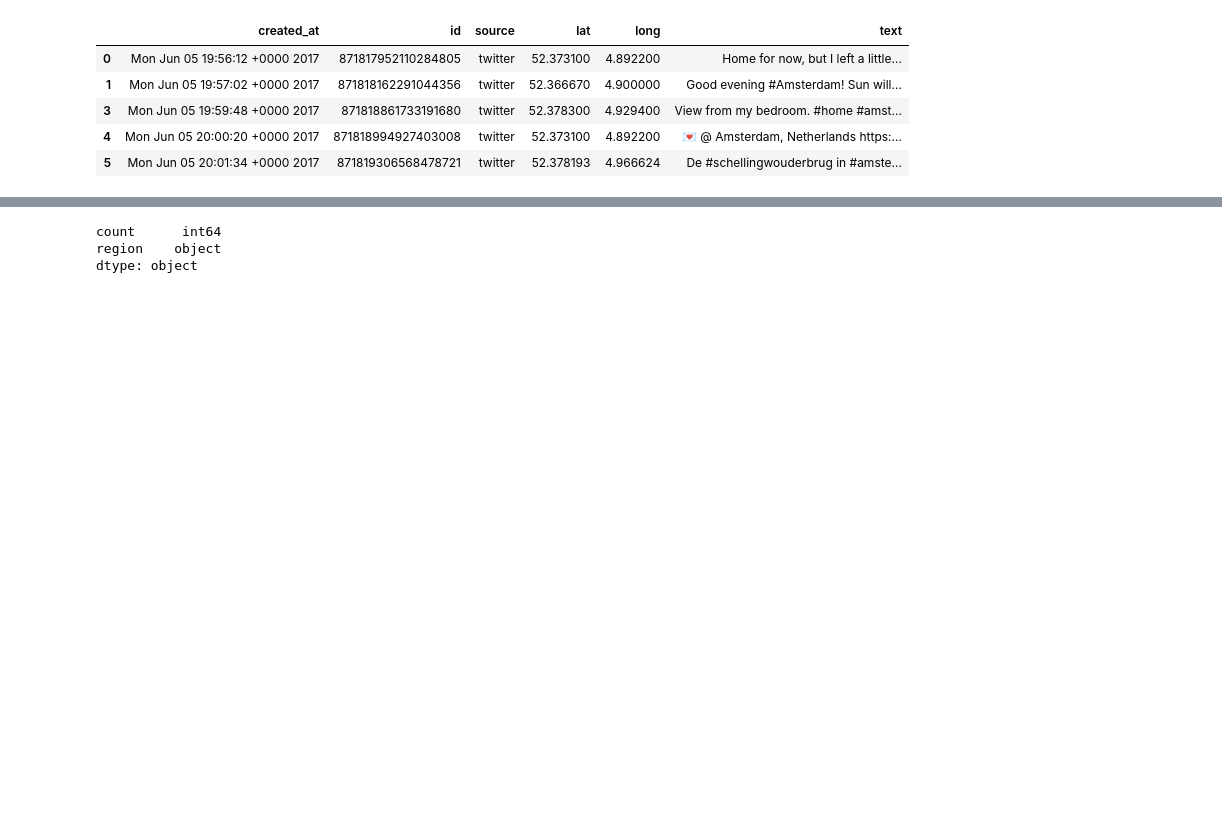
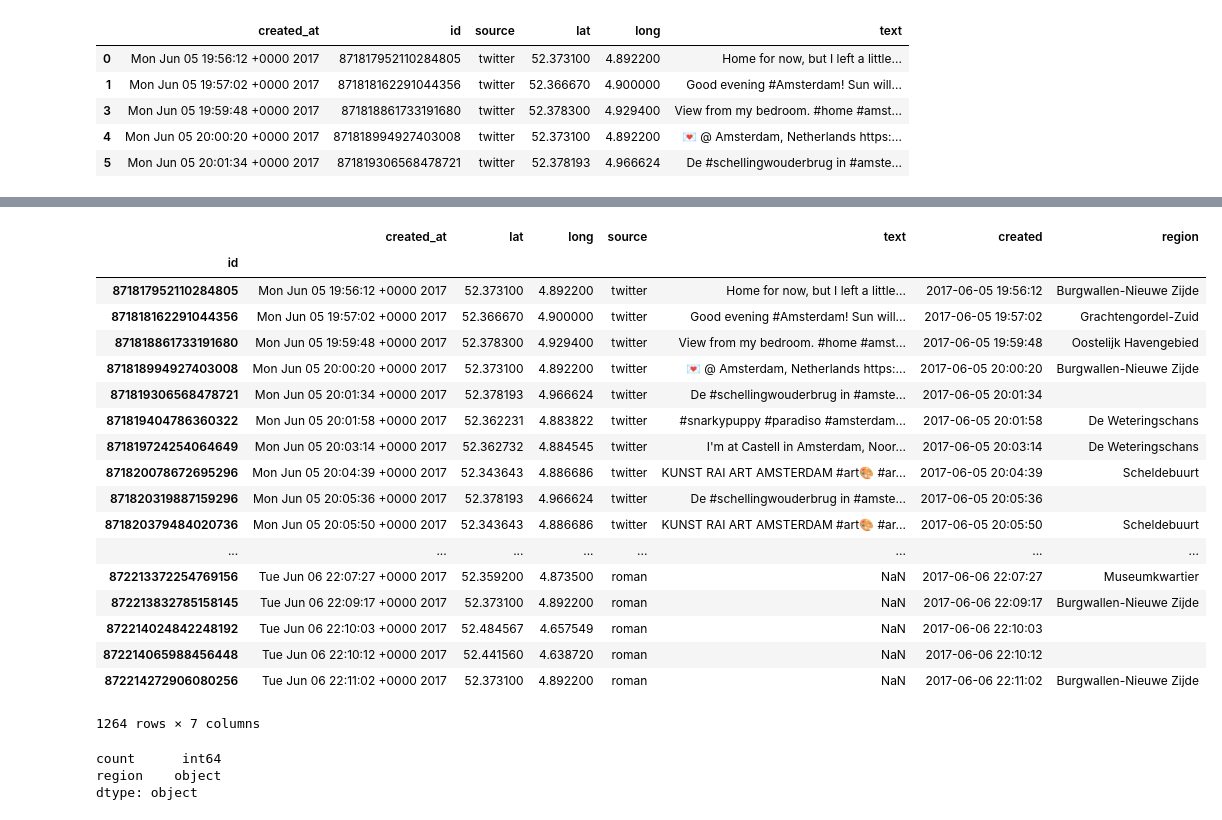
Before and after one commit to omikad/crowdednesshackathon, a Jupyter notebook: social_activity.ipynb, the cells around one changed output, grey strips where cells are left out. Cells and saved outputs as stored; diff of their text form; code cells hidden in the pictures; blank space fills up the shorter version.

```diff
--- a/social_activity.ipynb
+++ b/social_activity.ipynb
@@ -51,6 +90,28 @@ for i in range(activity.shape[0]):
             break
 
 activity = activity.assign(region = regions)
+# %%
+activity
+# %% [output]
+|  | created_at | lat | long | source | text | created | region |
+| id |  |  |  |  |  |  |  |
+| 871817952110284805 | Mon Jun 05 19:56:12 +0000 2017 | 52.373100 | 4.892200 | twitter | Home for now, but I left a little... | 2017-06-05 19:56:12 | Burgwallen-Nieuwe Zijde |
+| 871818162291044356 | Mon Jun 05 19:57:02 +0000 2017 | 52.366670 | 4.900000 | twitter | Good evening #Amsterdam! Sun will... | 2017-06-05 19:57:02 | Grachtengordel-Zuid |
+| 871818861733191680 | Mon Jun 05 19:59:48 +0000 2017 | 52.378300 | 4.929400 | twitter | View from my bedroom. #home #amst... | 2017-06-05 19:59:48 | Oostelijk Havengebied |
+| 871818994927403008 | Mon Jun 05 20:00:20 +0000 2017 | 52.373100 | 4.892200 | twitter | 💌 @ Amsterdam, Netherlands https:... | 2017-06-05 20:00:20 | Burgwallen-Nieuwe Zijde |
+| 871819306568478721 | Mon Jun 05 20:01:34 +0000 2017 | 52.378193 | 4.966624 | twitter | De #schellingwouderbrug in #amste... | 2017-06-05 20:01:34 |  |
+| 871819404786360322 | Mon Jun 05 20:01:58 +0000 2017 | 52.362231 | 4.883822 | twitter | #snarkypuppy #paradiso #amsterdam... | 2017-06-05 20:01:58 | De Weteringschans |
+| 871819724254064649 | Mon Jun 05 20:03:14 +0000 2017 | 52.362732 | 4.884545 | twitter | I'm at Castell in Amsterdam, Noor... | 2017-06-05 20:03:14 | De Weteringschans |
+| 871820078672695296 | Mon Jun 05 20:04:39 +0000 2017 | 52.343643 | 4.886686 | twitter | KUNST RAI ART AMSTERDAM #art🎨 #ar... | 2017-06-05 20:04:39 | Scheldebuurt |
+| 871820319887159296 | Mon Jun 05 20:05:36 +0000 2017 | 52.378193 | 4.966624 | twitter | De #schellingwouderbrug in #amste... | 2017-06-05 20:05:36 |  |
+| 871820379484020736 | Mon Jun 05 20:05:50 +0000 2017 | 52.343643 | 4.886686 | twitter | KUNST RAI ART AMSTERDAM #art🎨 #ar... | 2017-06-05 20:05:50 | Scheldebuurt |
+| ... | ... | ... | ... | ... | ... | ... | ... |
+| 872213372254769156 | Tue Jun 06 22:07:27 +0000 2017 | 52.359200 | 4.873500 | roman | NaN | 2017-06-06 22:07:27 | Museumkwartier |
+| 872213832785158145 | Tue Jun 06 22:09:17 +0000 2017 | 52.373100 | 4.892200 | roman | NaN | 2017-06-06 22:09:17 | Burgwallen-Nieuwe Zijde |
+| 872214024842248192 | Tue Jun 06 22:10:03 +0000 2017 | 52.484567 | 4.657549 | roman | NaN | 2017-06-06 22:10:03 |  |
+| 872214065988456448 | Tue Jun 06 22:10:12 +0000 2017 | 52.441560 | 4.638720 | roman | NaN | 2017-06-06 22:10:12 |  |
+| 872214272906080256 | Tue Jun 06 22:11:02 +0000 2017 | 52.373100 | 4.892200 | roman | NaN | 2017-06-06 22:11:02 | Burgwallen-Nieuwe Zijde |
+1264 rows × 7 columns
 # %%
 region_popularity = activity.region.value_counts().to_frame()
 region_popularity.columns = ['count']
```
Also changed, not shown: parts of 9 cells of this notebook, 1 other file.
